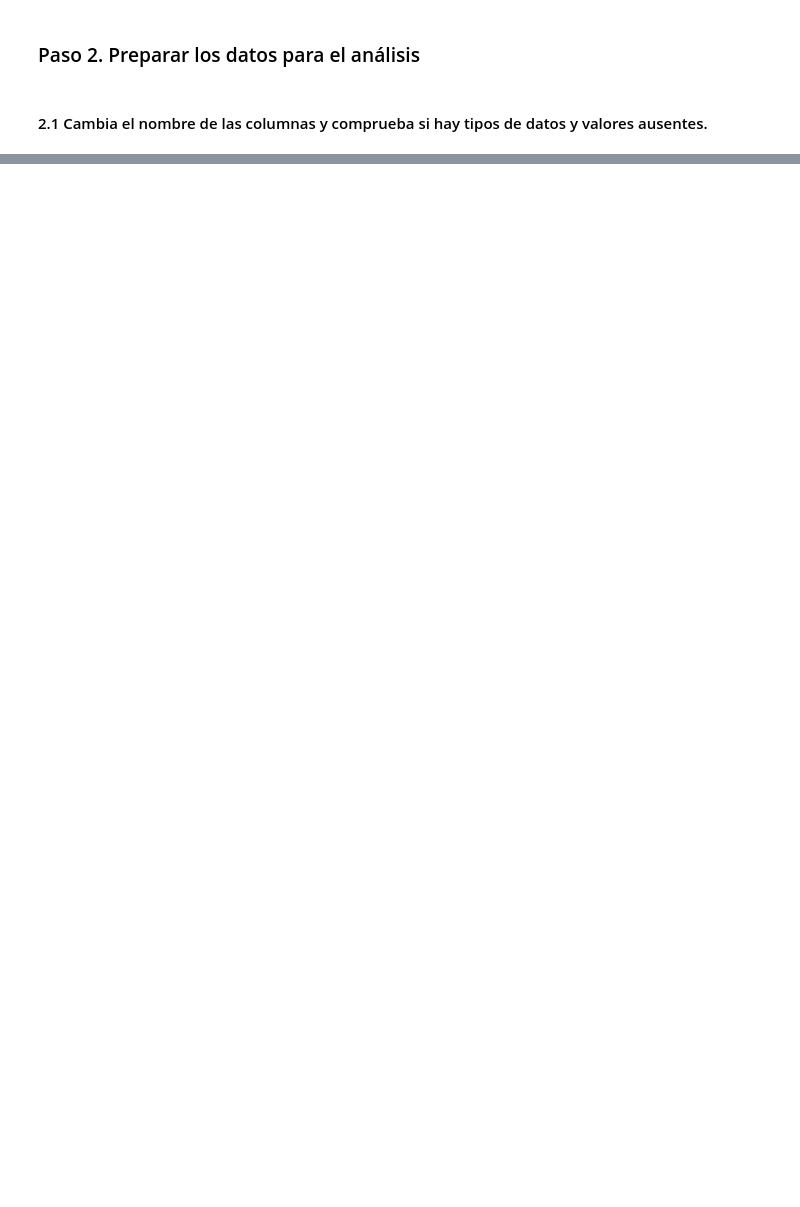
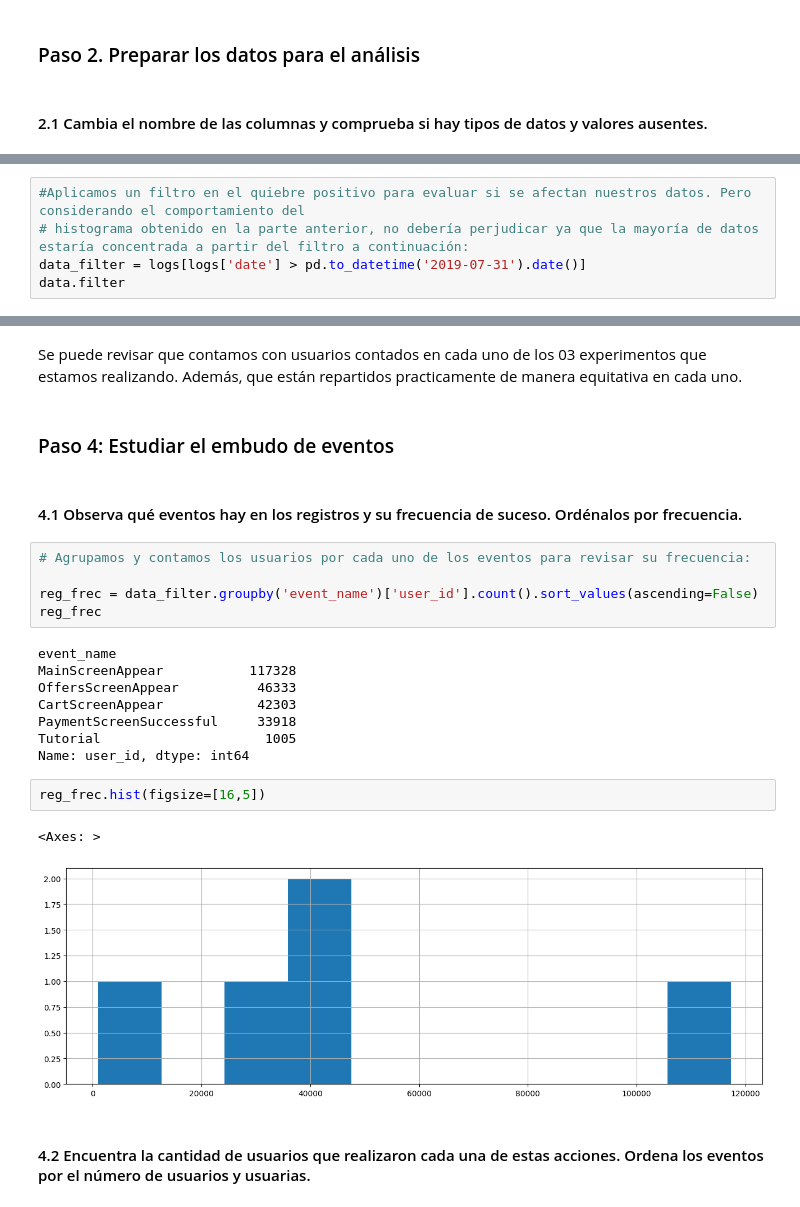
Before and after one commit to alfredo-ormenog/PROYECTO_11_TT_ANALISIS-DE-EVENTOS, a Jupyter notebook: proyect_11.ipynb, the cells around one changed output, grey strips where cells are left out. Saved outputs shown, nothing was run; the diff lists cells and outputs as text; blank space fills up the shorter version.

```diff
--- a/proyect_11.ipynb
+++ b/proyect_11.ipynb
@@ -65,0 +222,5 @@ A primera instancia con este DF logs, obtenemos que esta compuesto por cuatro co
+# %%
+#Aplicamos un filtro en el quiebre positivo para evaluar si se afectan nuestros datos. Pero considerando el comportamiento del
+# histograma obtenido en la parte anterior, no debería perjudicar ya que la mayoría de datos estaría concentrada a partir del filtro a continuación:
+data_filter = logs[logs['date'] > pd.to_datetime('2019-07-31').date()]
+data.filter
@@ -65,0 +301,26 @@ A primera instancia con este DF logs, obtenemos que esta compuesto por cuatro co
+# %% [markdown]
+Se puede revisar que contamos con usuarios contados en cada uno de los 03 experimentos que estamos realizando. Además, que están repartidos practicamente de manera equitativa en cada uno.
+# %% [markdown]
+### Paso 4: Estudiar el embudo de eventos
+# %% [markdown]
+#### 4.1 Observa qué eventos hay en los registros y su frecuencia de suceso. Ordénalos por frecuencia.
+# %%
+# Agrupamos y contamos los usuarios por cada uno de los eventos para revisar su frecuencia:
+
+reg_frec = data_filter.groupby('event_name')['user_id'].count().sort_values(ascending=False)
+reg_frec
+# %% [output]
+event_name
+MainScreenAppear           117328
+OffersScreenAppear          46333
+CartScreenAppear            42303
+PaymentScreenSuccessful     33918
+Tutorial                     1005
+Name: user_id, dtype: int64
+# %%
+reg_frec.hist(figsize=[16,5])
+# %% [output]
+<Axes: >
+[figure, added]
+# %% [markdown]
+#### 4.2 Encuentra la cantidad de usuarios  que realizaron cada una de estas acciones. Ordena los eventos por el número de usuarios y usuarias.
```
Also changed, not shown: parts of 50 cells of this notebook, 2 other files.
